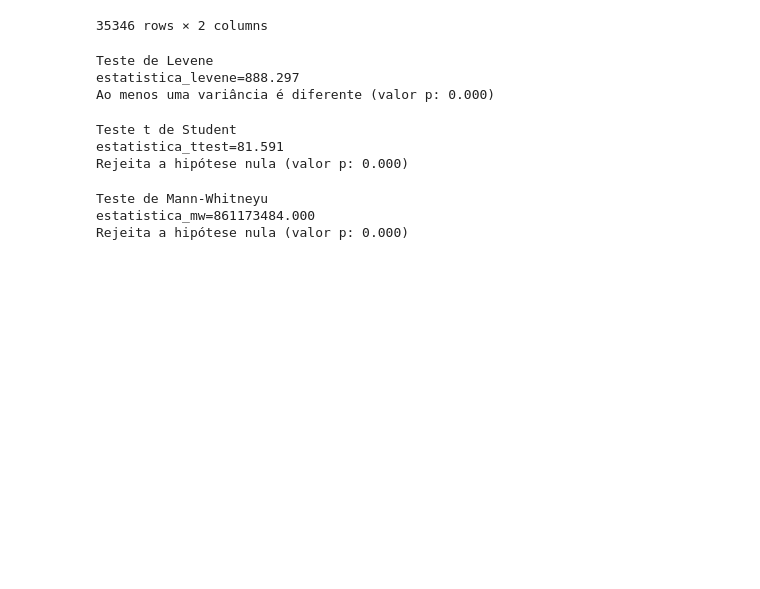
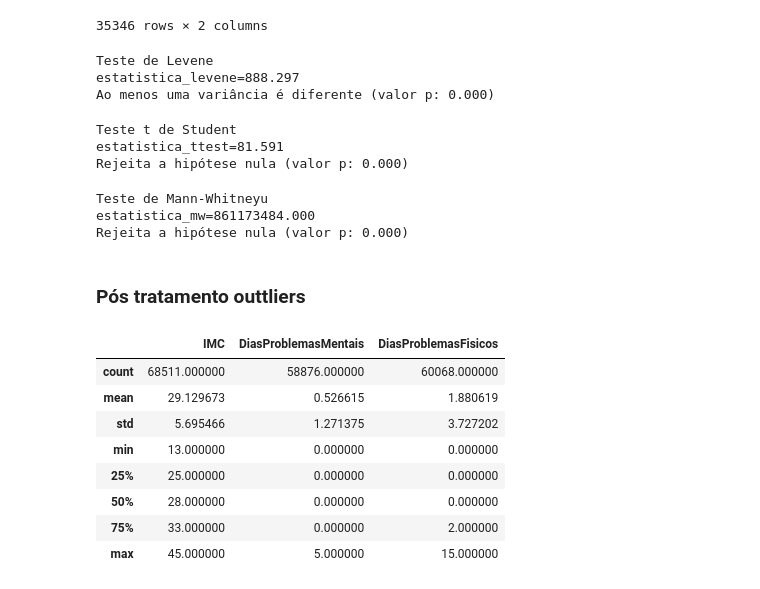
Before and after one commit to PauloViniciusR/Estatistica_dados, a Jupyter notebook: Proj_Statistic/projeto_diabetes_02.ipynb, the cells around one changed output. Drawn from its saved outputs; the diff is of its cells as text; code cells hidden in the pictures; blank space fills up the shorter version.

```diff
--- a/Proj_Statistic/projeto_diabetes_02.ipynb
+++ b/Proj_Statistic/projeto_diabetes_02.ipynb
@@ -257,3 +257,5 @@ analise_mannwhitneyu(dataframe_imc)
 Teste de Mann-Whitneyu
 estatistica_mw=861173484.000
 Rejeita a hipótese nula (valor p: 0.000)
+# %% [markdown]
+### Pós tratamento outtliers
@@ -259,0 +268,17 @@ Rejeita a hipótese nula (valor p: 0.000)
+# %%
+df_diabetes_sem_outliers = df_diabetes_tratado.copy()
+
+for coluna in colunas_numericas:
+    df_diabetes_sem_outliers[coluna] = remove_outliers(df_diabetes_sem_outliers[coluna])
+
+df_diabetes_sem_outliers.describe()
+# %% [output]
+|  | IMC | DiasProblemasMentais | DiasProblemasFisicos |
+| count | 68511.000000 | 58876.000000 | 60068.000000 |
+| mean | 29.129673 | 0.526615 | 1.880619 |
+| std | 5.695466 | 1.271375 | 3.727202 |
+| min | 13.000000 | 0.000000 | 0.000000 |
+| 25% | 25.000000 | 0.000000 | 0.000000 |
+| 50% | 28.000000 | 0.000000 | 0.000000 |
+| 75% | 33.000000 | 0.000000 | 2.000000 |
+| max | 45.000000 | 5.000000 | 15.000000 |
```
Also changed, not shown: parts of 11 cells of this notebook.
